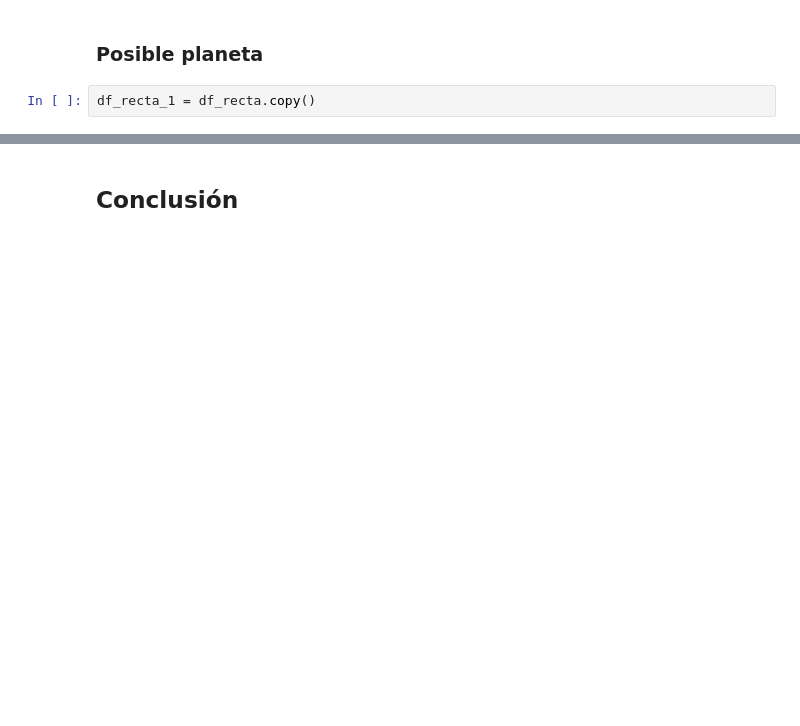
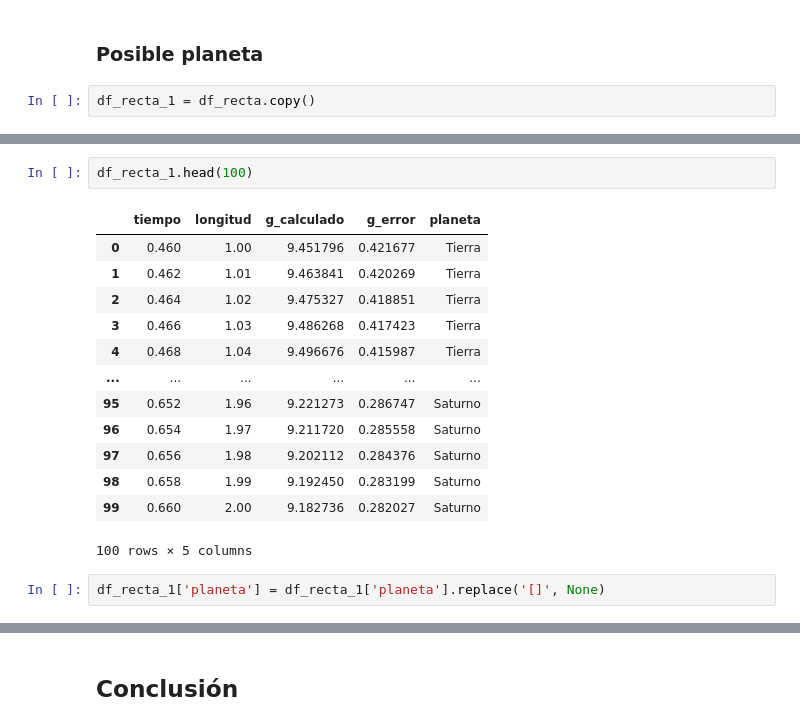
Before and after one commit to mgonzalz/perdidos_espacio, a Jupyter notebook: perdidos_sinfaker.ipynb, the cells around one changed output, grey strips where cells are left out. Saved outputs shown, nothing was run; the diff lists cells and outputs as text; blank space fills up the shorter version.

```diff
--- a/perdidos_sinfaker.ipynb
+++ b/perdidos_sinfaker.ipynb
@@ -175,0 +222,18 @@ ValueError: Length of values (1) does not match length of index (100)
+# %%
+df_recta_1.head(100)
+# %% [output]
+|  | tiempo | longitud | g_calculado | g_error | planeta |
+| 0 | 0.460 | 1.00 | 9.451796 | 0.421677 | Tierra |
+| 1 | 0.462 | 1.01 | 9.463841 | 0.420269 | Tierra |
+| 2 | 0.464 | 1.02 | 9.475327 | 0.418851 | Tierra |
+| 3 | 0.466 | 1.03 | 9.486268 | 0.417423 | Tierra |
+| 4 | 0.468 | 1.04 | 9.496676 | 0.415987 | Tierra |
+| ... | ... | ... | ... | ... | ... |
+| 95 | 0.652 | 1.96 | 9.221273 | 0.286747 | Saturno |
+| 96 | 0.654 | 1.97 | 9.211720 | 0.285558 | Saturno |
+| 97 | 0.656 | 1.98 | 9.202112 | 0.284376 | Saturno |
+| 98 | 0.658 | 1.99 | 9.192450 | 0.283199 | Saturno |
+| 99 | 0.660 | 2.00 | 9.182736 | 0.282027 | Saturno |
+100 rows × 5 columns
+# %%
+df_recta_1['planeta'] = df_recta_1['planeta'].replace('[]', None)
```
Also changed, not shown: parts of 14 cells of this notebook.
